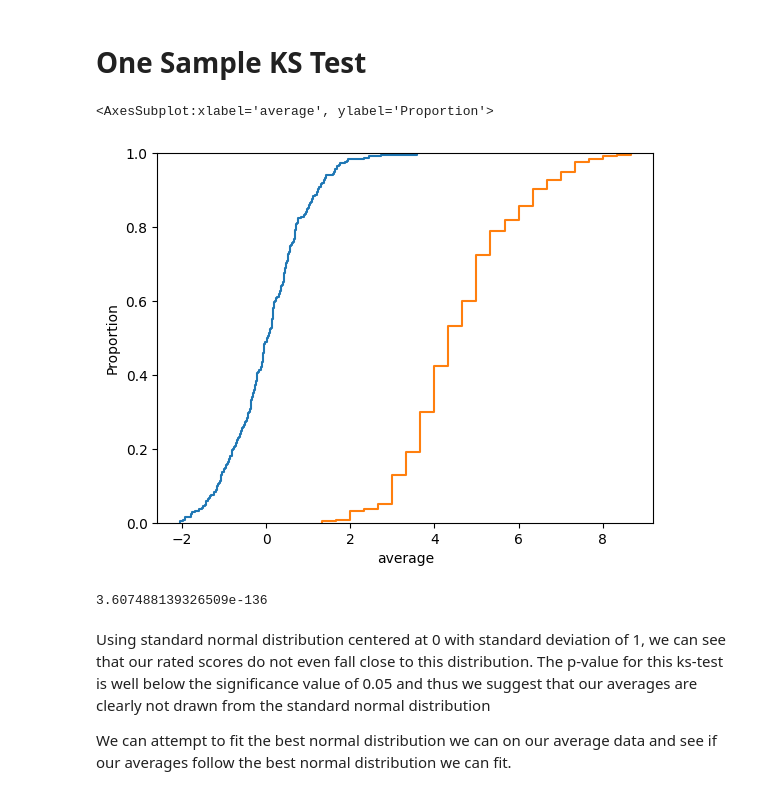
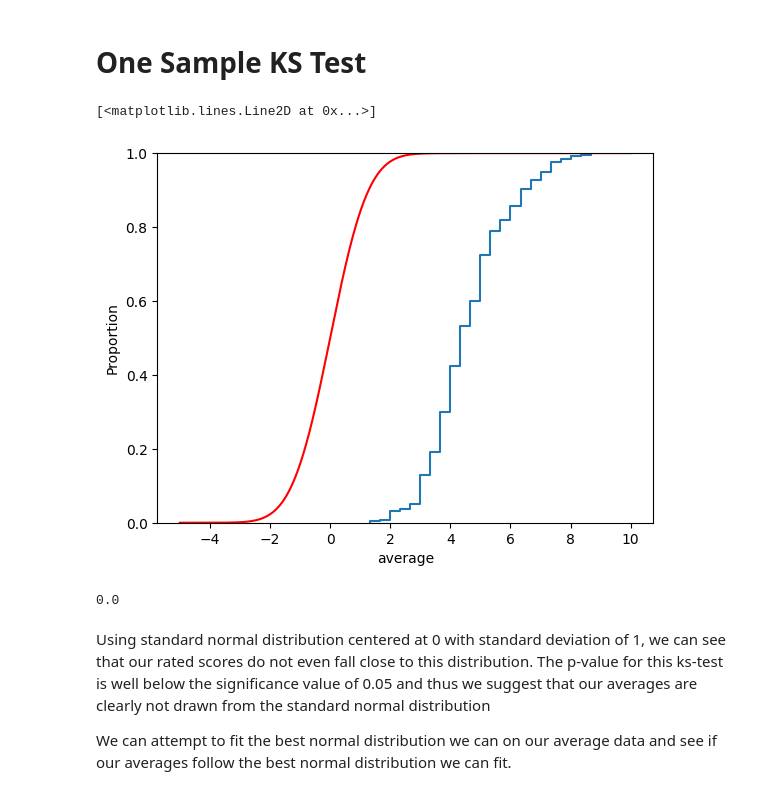
Before and after one commit to anananan116/MATH189_final_project, a Jupyter notebook: regression_KStest.ipynb, the cells around one changed output. Saved outputs shown, nothing was run; the diff lists cells and outputs as text; code cells hidden in the pictures.

Commit message:
Fixed plots and prompting techniques

```diff
--- a/regression_KStest.ipynb
+++ b/regression_KStest.ipynb
@@ -69,16 +69,17 @@ plt.show()
 # %%
 u = np.random.normal(loc=0, scale=1, size=df.shape[0])
 w = df['average']
-sns.ecdfplot(u)
+x = np.linspace(-5, 10, 1000)
 sns.ecdfplot(w)
+plt.plot(x, stats.norm.cdf(x), label='Normal CDF', color='red')
 # %% [output]
-<AxesSubplot:xlabel='average', ylabel='Proportion'>
+[<matplotlib.lines.Line2D at 0x...>]
-[figure, old version]
+[figure, new version]
 # %%
-KS_result = stats.kstest(u, w)
+KS_result = stats.kstest(w, 'norm', args=(0, 1))
 KS_result.pvalue
 # %% [output]
-3.607488139326509e-136
+0.0
 # %% [markdown]
 Using standard normal distribution centered at 0 with standard deviation of 1, we can see that our rated scores do not even fall close to this distribution. The p-value for this ks-test is well below the significance value of 0.05 and thus we suggest that our averages are clearly not drawn from the standard normal distribution
 
```
Also changed, not shown: parts of 4 cells of this notebook, 4 other files.
